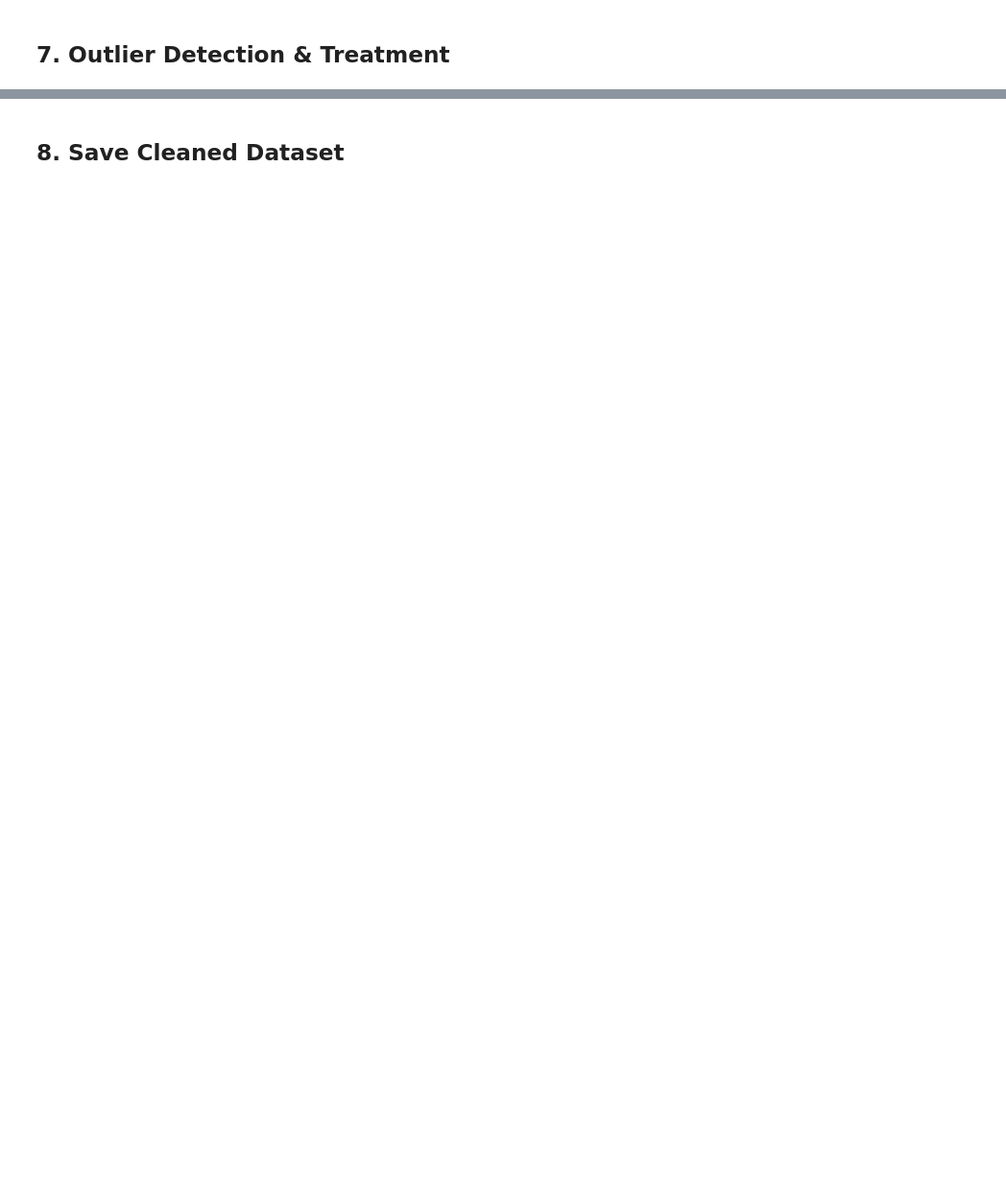
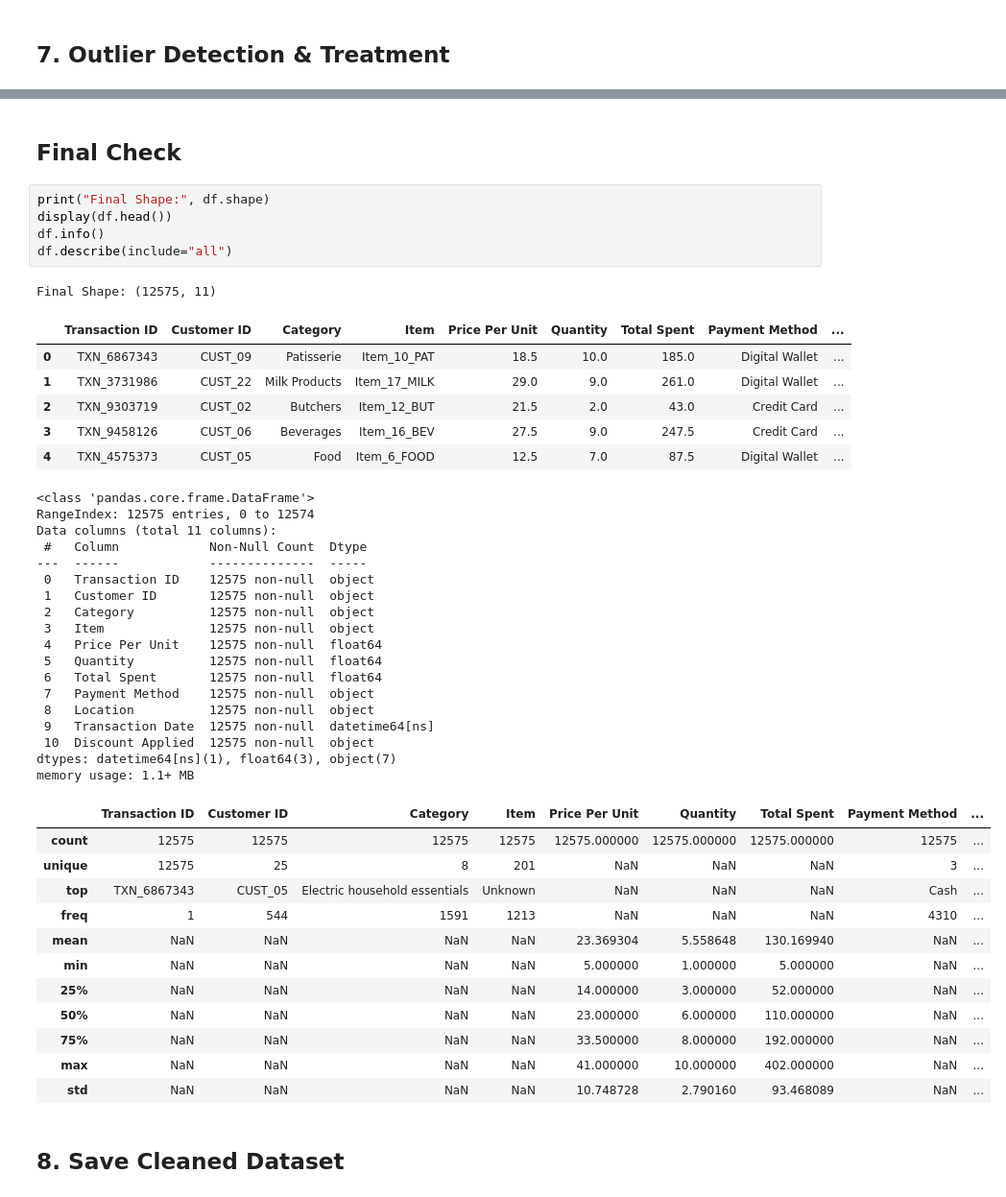
Before and after one commit to Ian-Gabriel-Paulmino/csc172-data-cleaning-paulmino, a Jupyter notebook: notebooks/data_cleaning.ipynb, the cells around one changed output, grey strips where cells are left out. Shown at 96% size. Saved outputs shown, nothing was run; the diff lists cells and outputs as text; blank space fills up the shorter version.

```diff
--- a/notebooks/data_cleaning.ipynb
+++ b/notebooks/data_cleaning.ipynb
@@ -75,3 +173,48 @@ filtered = df[~((df['column'] < (Q1 - 1.5 * IQR)) |(df['column'] > (Q3 + 1.5 * I
+# %% [markdown]
+## Final Check
+# %%
+print("Final Shape:", df.shape)
+display(df.head())
+df.info()
+df.describe(include="all")
+# %% [output]
+Final Shape: (12575, 11)
+|  | Transaction ID | Customer ID | Category | Item | Price Per Unit | Quantity | Total Spent | Payment Method | ... |
+| 0 | TXN_6867343 | CUST_09 | Patisserie | Item_10_PAT | 18.5 | 10.0 | 185.0 | Digital Wallet | ... |
+| 1 | TXN_3731986 | CUST_22 | Milk Products | Item_17_MILK | 29.0 | 9.0 | 261.0 | Digital Wallet | ... |
+| 2 | TXN_9303719 | CUST_02 | Butchers | Item_12_BUT | 21.5 | 2.0 | 43.0 | Credit Card | ... |
+| 3 | TXN_9458126 | CUST_06 | Beverages | Item_16_BEV | 27.5 | 9.0 | 247.5 | Credit Card | ... |
+| 4 | TXN_4575373 | CUST_05 | Food | Item_6_FOOD | 12.5 | 7.0 | 87.5 | Digital Wallet | ... |
+<class 'pandas.core.frame.DataFrame'>
+RangeIndex: 12575 entries, 0 to 12574
+Data columns (total 11 columns):
+ #   Column            Non-Null Count  Dtype
+---  ------            --------------  -----
+ 0   Transaction ID    12575 non-null  object
+ 1   Customer ID       12575 non-null  object
+ 2   Category          12575 non-null  object
+ 3   Item              12575 non-null  object
+ 4   Price Per Unit    12575 non-null  float64
+ 5   Quantity          12575 non-null  float64
+ 6   Total Spent       12575 non-null  float64
+ 7   Payment Method    12575 non-null  object
+ 8   Location          12575 non-null  object
+ 9   Transaction Date  12575 non-null  datetime64[ns]
+ 10  Discount Applied  12575 non-null  object
+dtypes: datetime64[ns](1), float64(3), object(7)
+memory usage: 1.1+ MB
+|  | Transaction ID | Customer ID | Category | Item | Price Per Unit | Quantity | Total Spent | Payment Method | ... |
+| count | 12575 | 12575 | 12575 | 12575 | 12575.000000 | 12575.000000 | 12575.000000 | 12575 | ... |
+| unique | 12575 | 25 | 8 | 201 | NaN | NaN | NaN | 3 | ... |
+| top | TXN_6867343 | CUST_05 | Electric household essentials | Unknown | NaN | NaN | NaN | Cash | ... |
+| freq | 1 | 544 | 1591 | 1213 | NaN | NaN | NaN | 4310 | ... |
+| mean | NaN | NaN | NaN | NaN | 23.369304 | 5.558648 | 130.169940 | NaN | ... |
+| min | NaN | NaN | NaN | NaN | 5.000000 | 1.000000 | 5.000000 | NaN | ... |
+| 25% | NaN | NaN | NaN | NaN | 14.000000 | 3.000000 | 52.000000 | NaN | ... |
+| 50% | NaN | NaN | NaN | NaN | 23.000000 | 6.000000 | 110.000000 | NaN | ... |
+| 75% | NaN | NaN | NaN | NaN | 33.500000 | 8.000000 | 192.000000 | NaN | ... |
+| max | NaN | NaN | NaN | NaN | 41.000000 | 10.000000 | 402.000000 | NaN | ... |
+| std | NaN | NaN | NaN | NaN | 10.748728 | 2.790160 | 93.468089 | NaN | ... |
 # %% [markdown]
 ## 8. Save Cleaned Dataset
 # %%
```
Also changed, not shown: parts of 9 cells of this notebook, 2 other files.
